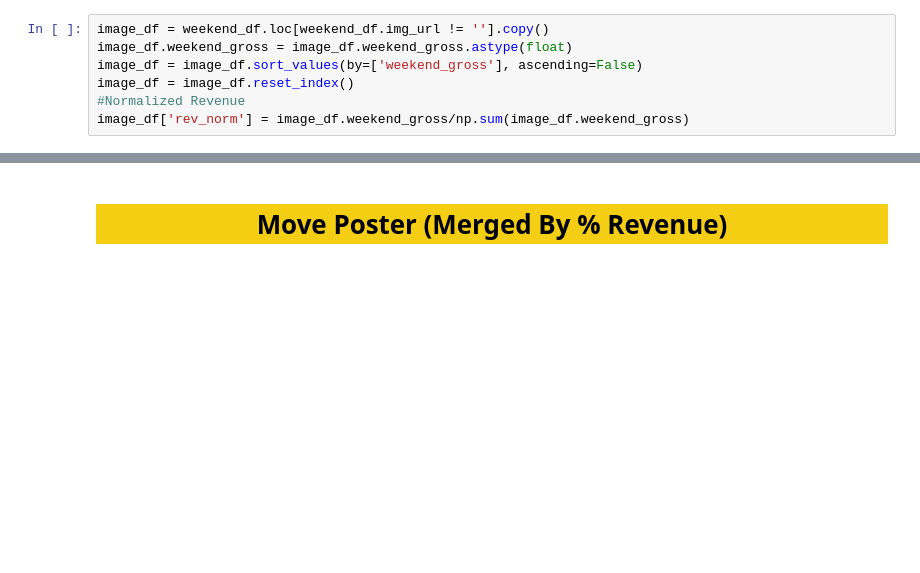
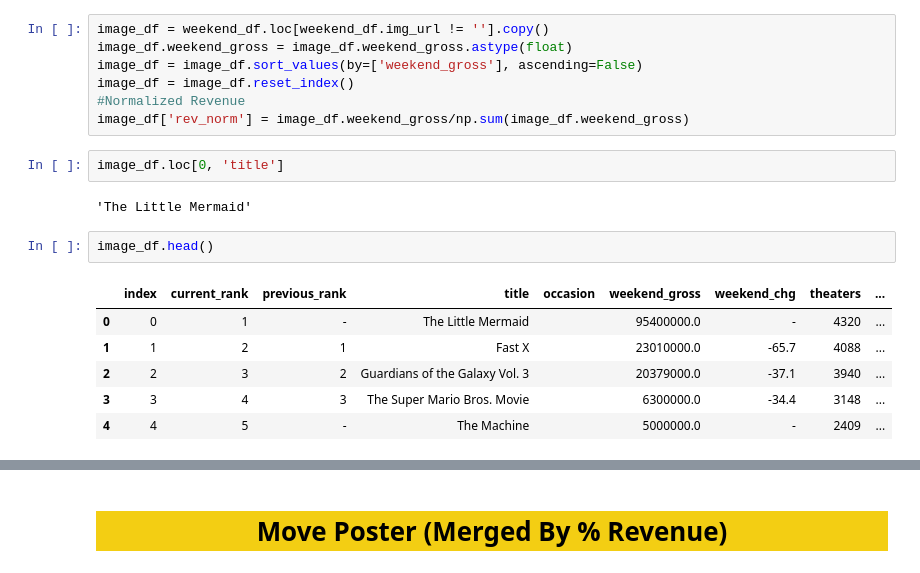
Before and after one commit to jon-bown/data_ML_projects, a Jupyter notebook: box_office_report.ipynb, the cells around one changed output, grey strips where cells are left out. Drawn from its saved outputs; the diff is of its cells as text; blank space fills up the shorter version.

```diff
--- a/box_office_report.ipynb
+++ b/box_office_report.ipynb
@@ -119,6 +119,19 @@ image_df = image_df.sort_values(by=['weekend_gross'], ascending=False)
 image_df = image_df.reset_index()
 #Normalized Revenue
 image_df['rev_norm'] = image_df.weekend_gross/np.sum(image_df.weekend_gross)
+# %%
+image_df.loc[0, 'title']
+# %% [output]
+'The Little Mermaid'
+# %%
+image_df.head()
+# %% [output]
+|  | index | current_rank | previous_rank | title | occasion | weekend_gross | weekend_chg | theaters | ... |
+| 0 | 0 | 1 | - | The Little Mermaid |  | 95400000.0 | - | 4320 | ... |
+| 1 | 1 | 2 | 1 | Fast X |  | 23010000.0 | -65.7 | 4088 | ... |
+| 2 | 2 | 3 | 2 | Guardians of the Galaxy Vol. 3 |  | 20379000.0 | -37.1 | 3940 | ... |
+| 3 | 3 | 4 | 3 | The Super Mario Bros. Movie |  | 6300000.0 | -34.4 | 3148 | ... |
+| 4 | 4 | 5 | - | The Machine |  | 5000000.0 | - | 2409 | ... |
 # %%
 # Top Movie Images
 y_coord = 0
```
Also changed, not shown: parts of 8 cells of this notebook.
